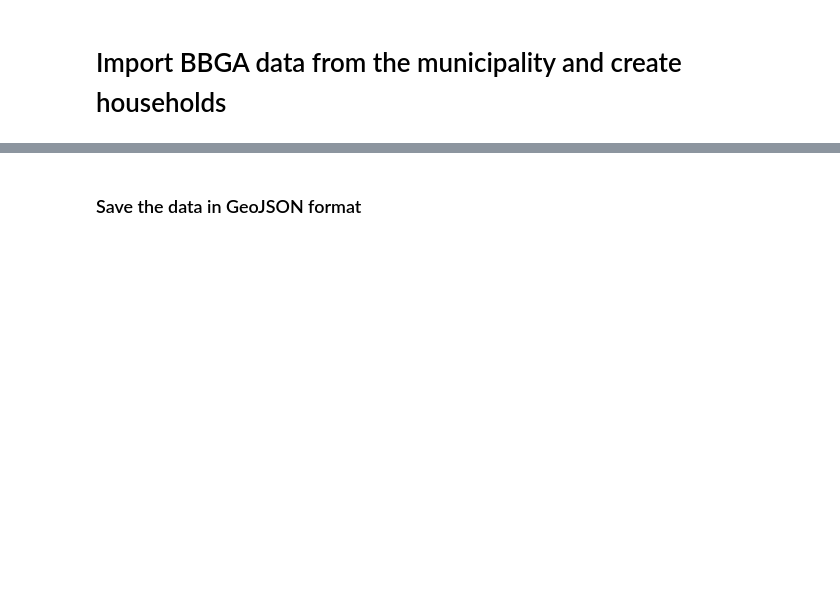
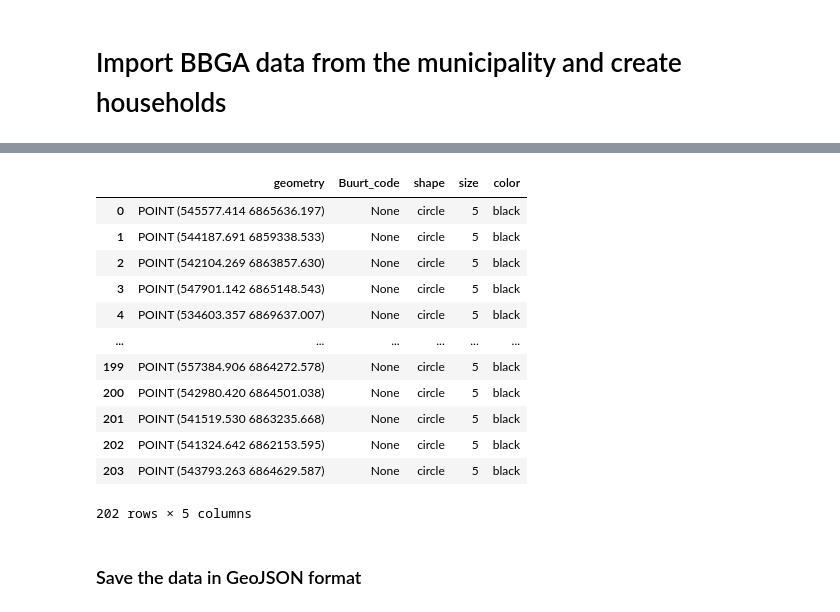
Before and after one commit to ODISSEI-School-Choice/school-choice, a Jupyter notebook: compass/maps/create-case-study.ipynb, the cells around one changed output, grey strips where cells are left out. Cells and saved outputs as stored; diff of their text form; code cells hidden in the pictures; blank space fills up the shorter version.

```diff
--- a/compass/maps/create-case-study.ipynb
+++ b/compass/maps/create-case-study.ipynb
@@ -193,3 +199,19 @@ distances = household_frame.geometry.apply(lambda school: school_frame.distance(
+# %%
+school_frame
+# %% [output]
+|  | geometry | Buurt_code | shape | size | color |
+| 0 | POINT (545577.414 6865636.197) | None | circle | 5 | black |
+| 1 | POINT (544187.691 6859338.533) | None | circle | 5 | black |
+| 2 | POINT (542104.269 6863857.630) | None | circle | 5 | black |
+| 3 | POINT (547901.142 6865148.543) | None | circle | 5 | black |
+| 4 | POINT (534603.357 6869637.007) | None | circle | 5 | black |
+| ... | ... | ... | ... | ... | ... |
+| 199 | POINT (557384.906 6864272.578) | None | circle | 5 | black |
+| 200 | POINT (542980.420 6864501.038) | None | circle | 5 | black |
+| 201 | POINT (541519.530 6863235.668) | None | circle | 5 | black |
+| 202 | POINT (541324.642 6862153.595) | None | circle | 5 | black |
+| 203 | POINT (543793.263 6864629.587) | None | circle | 5 | black |
+202 rows × 5 columns
 # %% [markdown]
 ### Save the data in GeoJSON format
 # %%
```
Also changed, not shown: parts of 4 cells of this notebook, 4 other files.
